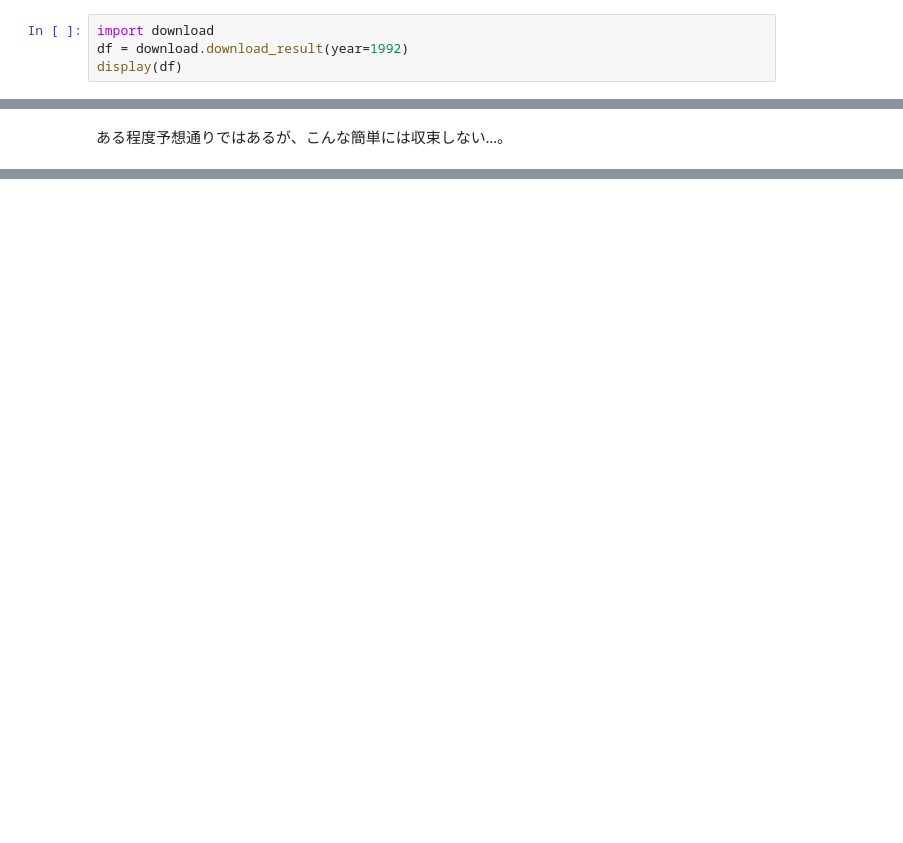
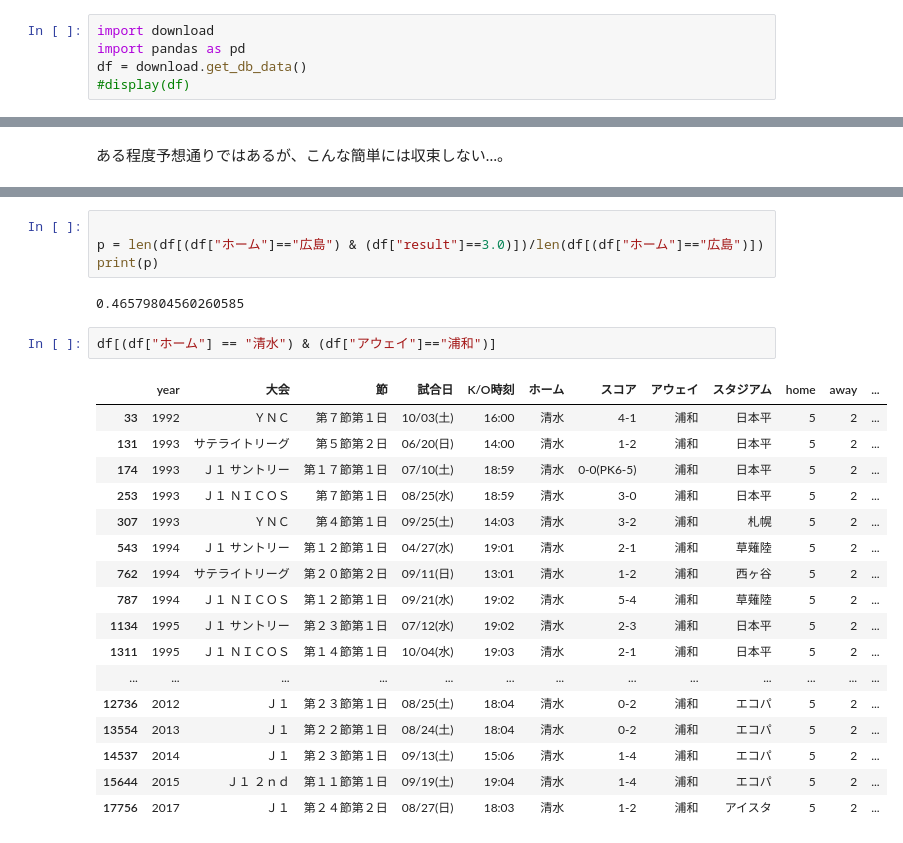
Before and after one commit to mark-n2/toto_notebook, a Jupyter notebook: toto_notebook.ipynb, the cells around one changed output, grey strips where cells are left out. Saved outputs shown, nothing was run; the diff lists cells and outputs as text; blank space fills up the shorter version.

```diff
--- a/toto_notebook.ipynb
+++ b/toto_notebook.ipynb
@@ -35,4 +7,5 @@ display(dfs[0])
 # %%
 import download
-df = download.download_result(year=1992)
-display(df)
+import pandas as pd
+df = download.get_db_data()
+#display(df)
@@ -331,0 +214,26 @@ display(pd.concat([
+# %%
+
+p = len(df[(df["ホーム"]=="広島") & (df["result"]==3.0)])/len(df[(df["ホーム"]=="広島")])
+print(p)
+# %% [output]
+0.46579804560260585
+# %%
+df[(df["ホーム"] == "清水") & (df["アウェイ"]=="浦和")]
+# %% [output]
+|  | year | 大会 | 節 | 試合日 | K/O時刻 | ホーム | スコア | アウェイ | スタジアム | home | away | ... |
+| 33 | 1992 | ＹＮＣ | 第７節第１日 | 10/03(土) | 16:00 | 清水 | 4-1 | 浦和 | 日本平 | 5 | 2 | ... |
+| 131 | 1993 | サテライトリーグ | 第５節第２日 | 06/20(日) | 14:00 | 清水 | 1-2 | 浦和 | 日本平 | 5 | 2 | ... |
+| 174 | 1993 | Ｊ１ サントリー | 第１７節第１日 | 07/10(土) | 18:59 | 清水 | 0-0(PK6-5) | 浦和 | 日本平 | 5 | 2 | ... |
+| 253 | 1993 | Ｊ１ ＮＩＣＯＳ | 第７節第１日 | 08/25(水) | 18:59 | 清水 | 3-0 | 浦和 | 日本平 | 5 | 2 | ... |
+| 307 | 1993 | ＹＮＣ | 第４節第１日 | 09/25(土) | 14:03 | 清水 | 3-2 | 浦和 | 札幌 | 5 | 2 | ... |
+| 543 | 1994 | Ｊ１ サントリー | 第１２節第１日 | 04/27(水) | 19:01 | 清水 | 2-1 | 浦和 | 草薙陸 | 5 | 2 | ... |
+| 762 | 1994 | サテライトリーグ | 第２０節第２日 | 09/11(日) | 13:01 | 清水 | 1-2 | 浦和 | 西ヶ谷 | 5 | 2 | ... |
+| 787 | 1994 | Ｊ１ ＮＩＣＯＳ | 第１２節第１日 | 09/21(水) | 19:02 | 清水 | 5-4 | 浦和 | 草薙陸 | 5 | 2 | ... |
+| 1134 | 1995 | Ｊ１ サントリー | 第２３節第１日 | 07/12(水) | 19:02 | 清水 | 2-3 | 浦和 | 日本平 | 5 | 2 | ... |
+| 1311 | 1995 | Ｊ１ ＮＩＣＯＳ | 第１４節第１日 | 10/04(水) | 19:03 | 清水 | 2-1 | 浦和 | 日本平 | 5 | 2 | ... |
+| ... | ... | ... | ... | ... | ... | ... | ... | ... | ... | ... | ... | ... |
+| 12736 | 2012 | Ｊ１ | 第２３節第１日 | 08/25(土) | 18:04 | 清水 | 0-2 | 浦和 | エコパ | 5 | 2 | ... |
+| 13554 | 2013 | Ｊ１ | 第２２節第１日 | 08/24(土) | 18:04 | 清水 | 0-2 | 浦和 | エコパ | 5 | 2 | ... |
+| 14537 | 2014 | Ｊ１ | 第２３節第１日 | 09/13(土) | 15:06 | 清水 | 1-4 | 浦和 | エコパ | 5 | 2 | ... |
+| 15644 | 2015 | Ｊ１ ２ｎｄ | 第１１節第１日 | 09/19(土) | 19:04 | 清水 | 1-4 | 浦和 | エコパ | 5 | 2 | ... |
+| 17756 | 2017 | Ｊ１ | 第２４節第２日 | 08/27(日) | 18:03 | 清水 | 1-2 | 浦和 | アイスタ | 5 | 2 | ... |
```
Also changed, not shown: parts of 24 cells of this notebook, 1 other file.
